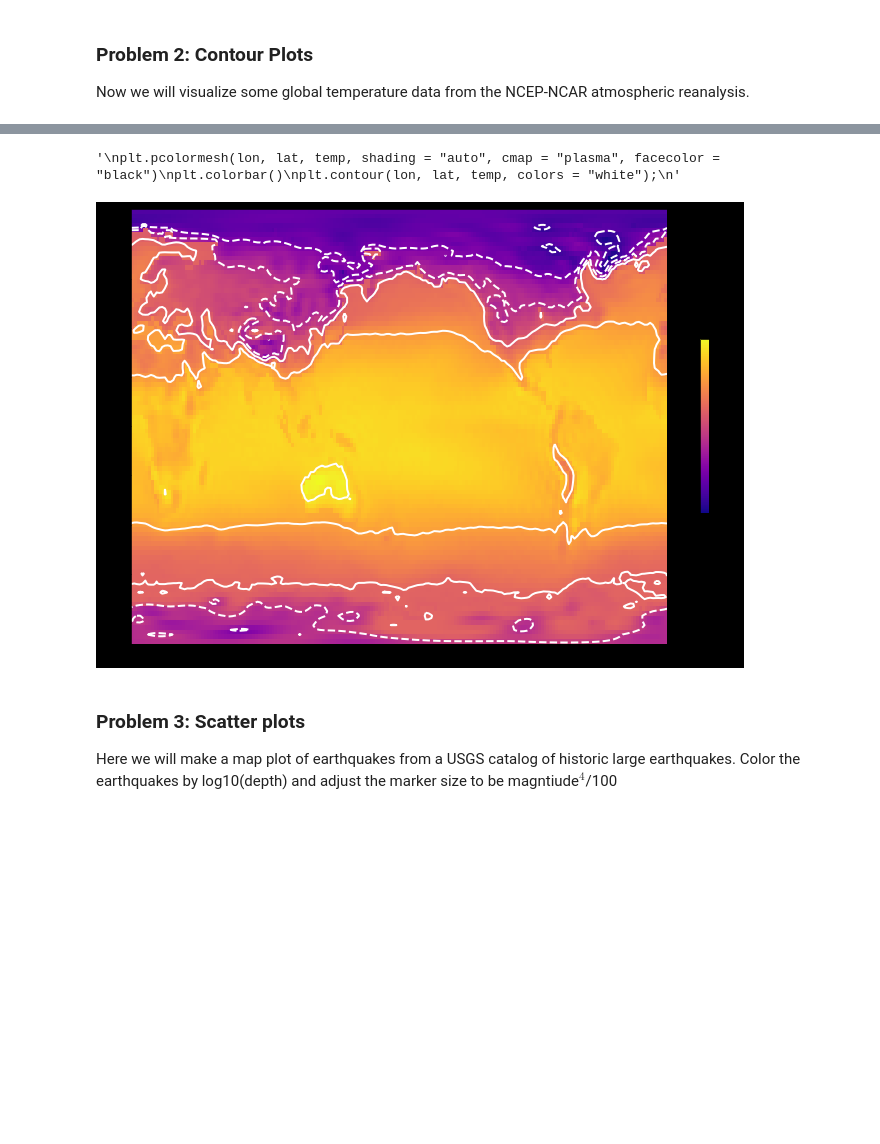
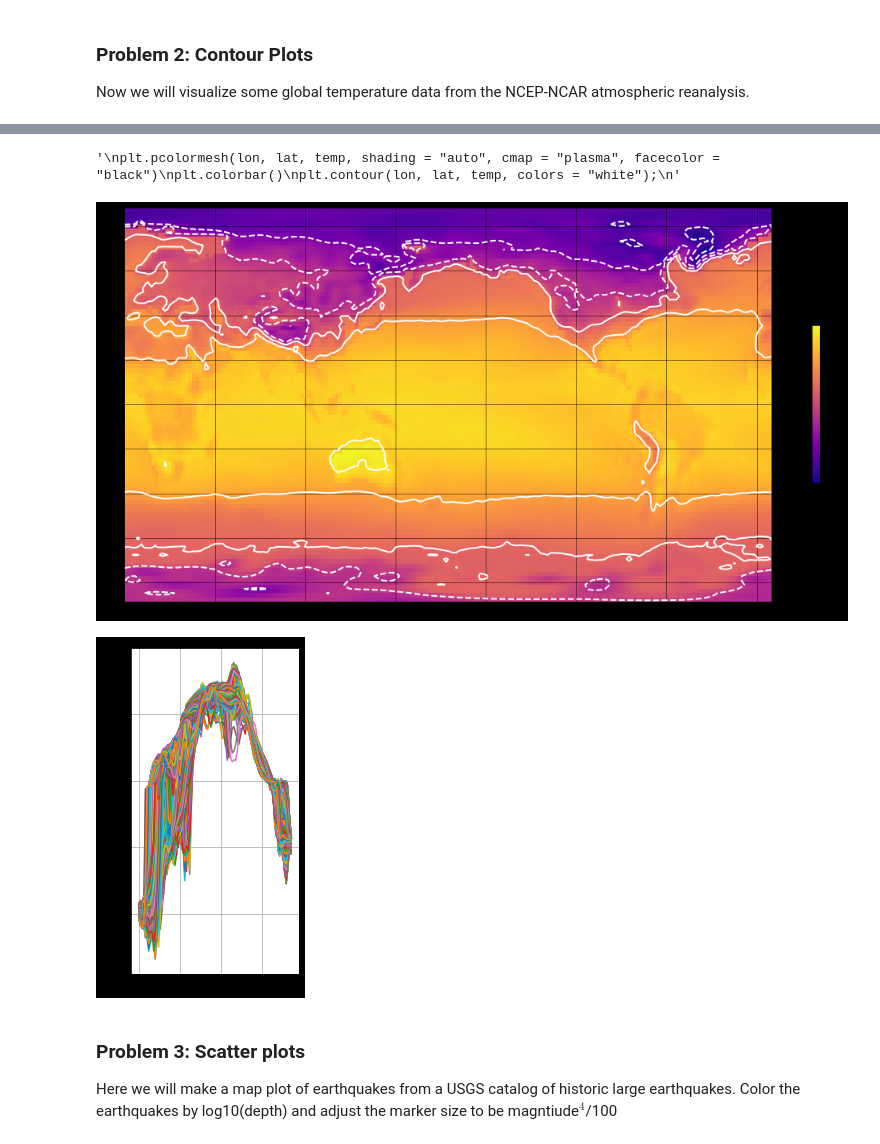
Before and after one commit to DRUFS/Tasks-Python-Research-Computing-, a Jupyter notebook: more_matplotlib.ipynb, the cells around one changed output, grey strips where cells are left out. Cells and saved outputs as stored; diff of their text form; code cells hidden in the pictures; blank space fills up the shorter version.

```diff
--- a/more_matplotlib.ipynb
+++ b/more_matplotlib.ipynb
@@ -147,26 +147,28 @@ lat = ds.Y.values
 # %%
 temp = ds.temp[-1].values - 273.15
 lon = ds.X.values
 lat = ds.Y.values
 
-#fig, axes = plt.subplots(figsize = (16, 16))
-#axes[0].plot(lon, lat)
+fig, ax = plt.subplots(figsize = (18, 9), facecolor = "k")
+a = ax.pcolormesh(lon, lat, temp, cmap = "plasma")
+b = fig.colorbar(a, shrink = 0.4)
+c = plt.grid(color = "k", linewidth = .5)
+d = ax.contour(lon, lat, temp, linewidths = 2, colors = "white")
 
-#plt.pcolormesh(temp)
 
-fig, ax = plt.subplots(figsize = (12, 8), facecolor = "k")
-gG = ax.pcolormesh(lon, lat, temp, cmap = "plasma")
-CB = fig.colorbar(gG, shrink = 0.4)
-mM = ax.contour(lon, lat, temp, linewidths = 2, colors = "white");
+fig, axes = plt.subplots(figsize = (3, 6), facecolor = "k")
+f = axes.plot(temp)
+plt.grid()
 
 """
 plt.pcolormesh(lon, lat, temp, shading = "auto", cmap = "plasma", facecolor = "black")
 plt.colorbar()
 plt.contour(lon, lat, temp, colors = "white");
 """
 # %% [output]
 '\nplt.pcolormesh(lon, lat, temp, shading = "auto", cmap = "plasma", facecolor = "black")\nplt.colorbar()\nplt.contour(lon, lat, temp, colors = "white");\n'
-[figure, old version]
+[figure, new version]
+[figure, added]
 # %% [markdown]
 ### Problem 3: Scatter plots
 Here we will make a map plot of earthquakes from a USGS catalog of historic large earthquakes. Color the earthquakes by log10(depth) and adjust the marker size to be magntiude$^4$/100
```
Also changed, not shown: parts of 2 cells of this notebook.
